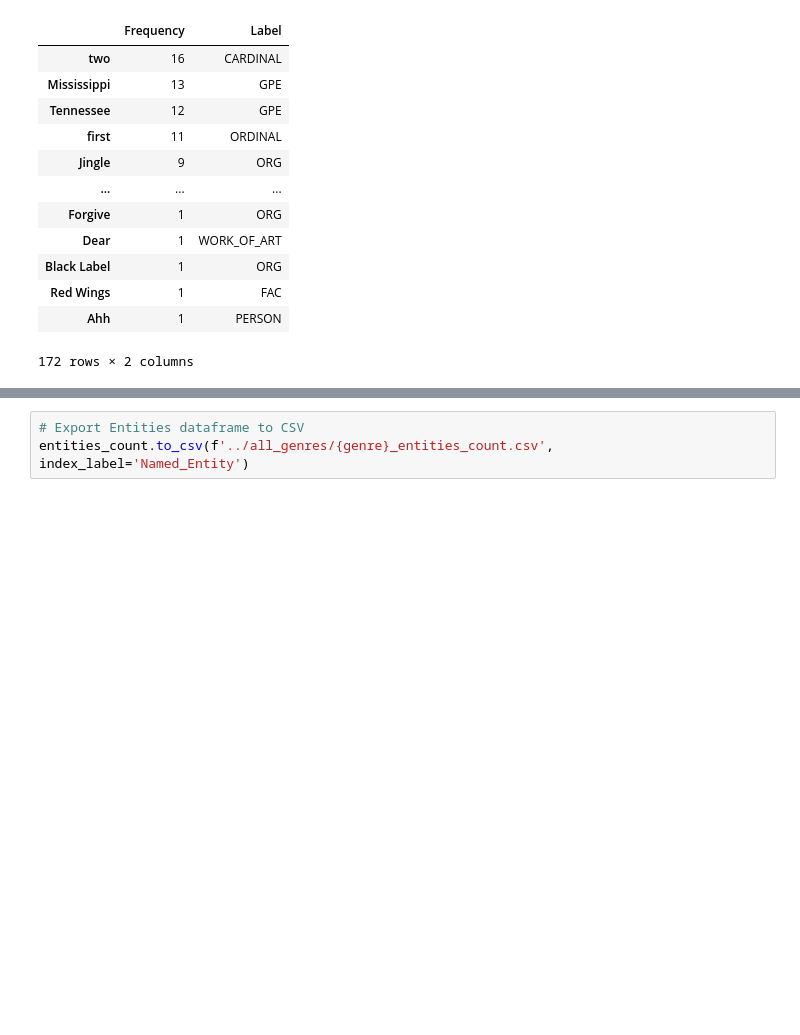
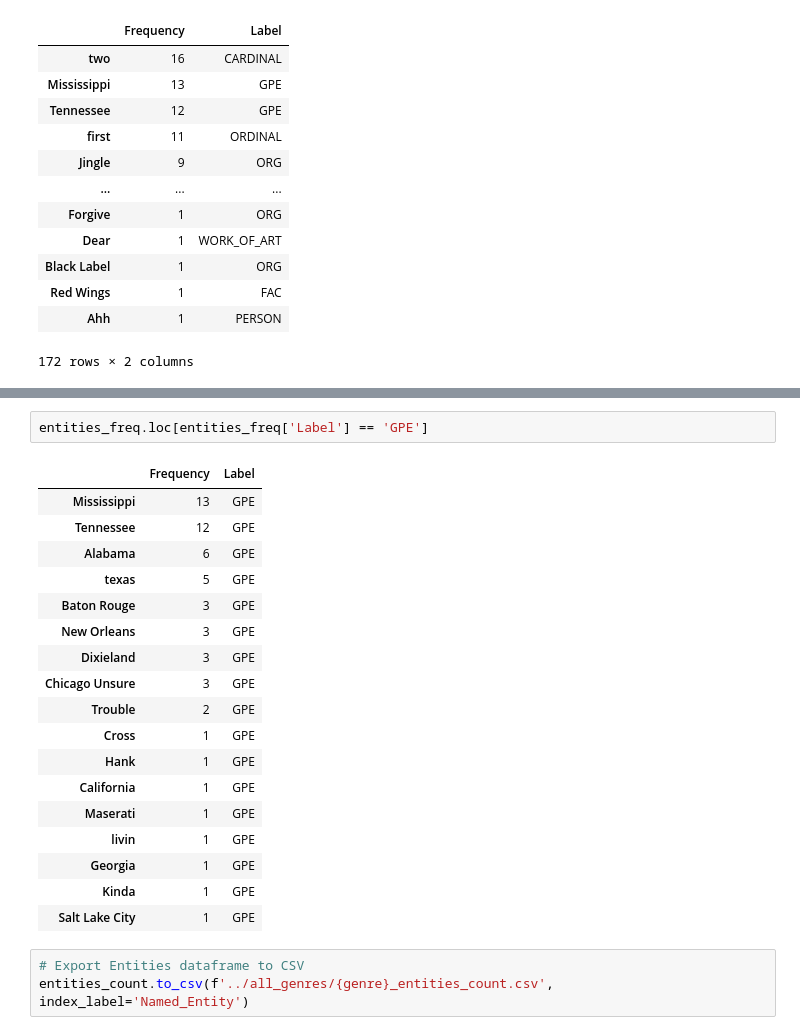
Before and after one commit to laufrankb/MiamiFintechProject2, a Jupyter notebook: country_nb/country_data.ipynb, the cells around one changed output, grey strips where cells are left out. Saved outputs shown, nothing was run; the diff lists cells and outputs as text; blank space fills up the shorter version.

```diff
--- a/country_nb/country_data.ipynb
+++ b/country_nb/country_data.ipynb
@@ -386,6 +398,27 @@ entities_count.plot.bar(
     )
 # %% [output]
 [interactive output not drawn]
+# %%
+entities_freq.loc[entities_freq['Label'] == 'GPE']
+# %% [output]
+|  | Frequency | Label |
+| Mississippi | 13 | GPE |
+| Tennessee | 12 | GPE |
+| Alabama | 6 | GPE |
+| texas | 5 | GPE |
+| Baton Rouge | 3 | GPE |
+| New Orleans | 3 | GPE |
+| Dixieland | 3 | GPE |
+| Chicago Unsure | 3 | GPE |
+| Trouble | 2 | GPE |
+| Cross | 1 | GPE |
+| Hank | 1 | GPE |
+| California | 1 | GPE |
+| Maserati | 1 | GPE |
+| livin | 1 | GPE |
+| Georgia | 1 | GPE |
+| Kinda | 1 | GPE |
+| Salt Lake City | 1 | GPE |
 # %%
 # Export Entities dataframe to CSV
 entities_count.to_csv(f'../all_genres/{genre}_entities_count.csv', index_label='Named_Entity')
```
Also changed, not shown: parts of 7 cells of this notebook, 23 other files.
